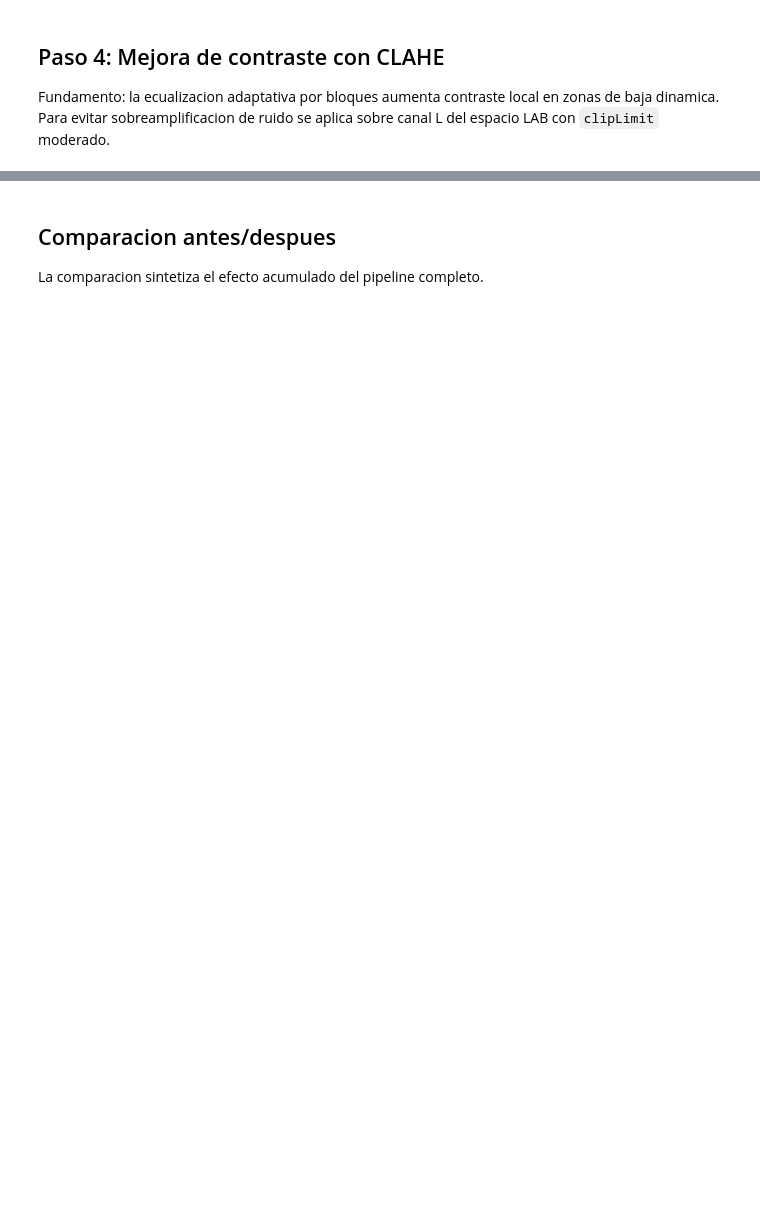
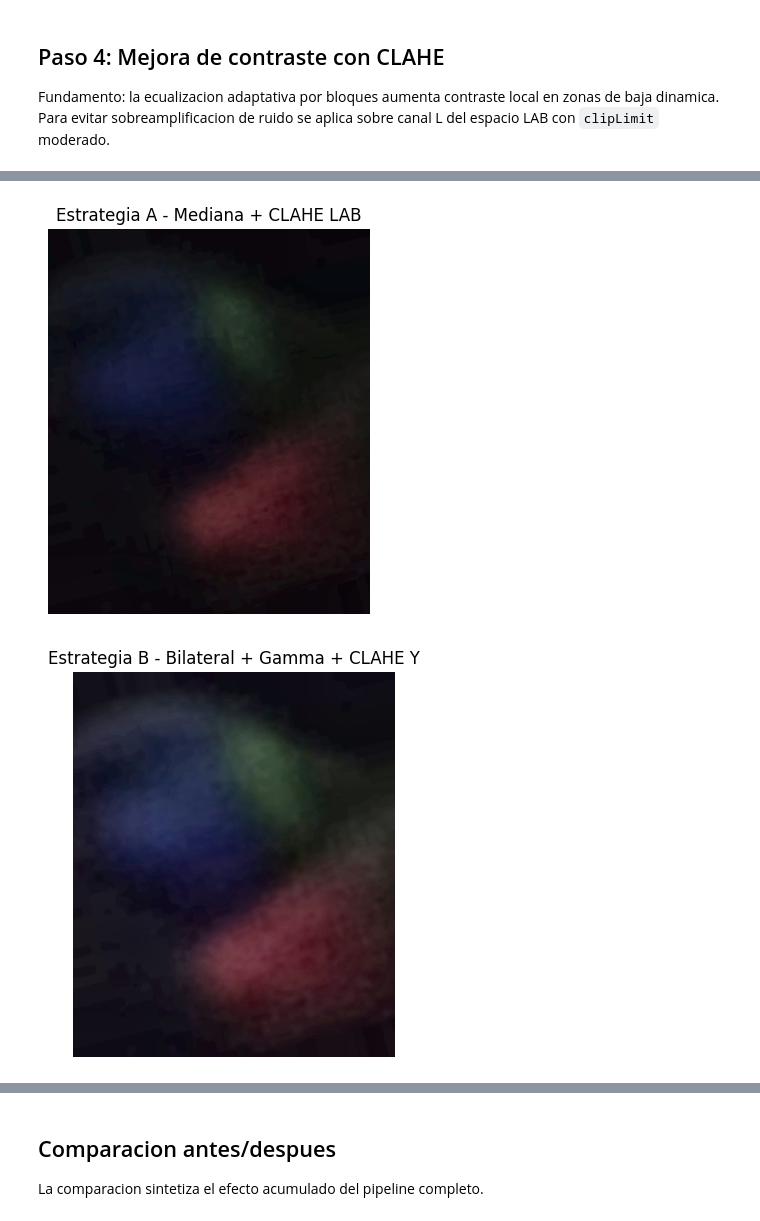
Before and after one commit to damianfortunesky/fortunesky-barrios-cristian-damian-pid-1c-2026, a Jupyter notebook: 005/003 - LAB/2026_PID_CRISTIAN_DAMIAN_FORTUNESKY_BARRIOS.ipynb, the cells around one changed output, grey strips where cells are left out. Cells and saved outputs as stored; diff of their text form; code cells hidden in the pictures; blank space fills up the shorter version.

```diff
--- a/005/003 - LAB/2026_PID_CRISTIAN_DAMIAN_FORTUNESKY_BARRIOS.ipynb
+++ b/005/003 - LAB/2026_PID_CRISTIAN_DAMIAN_FORTUNESKY_BARRIOS.ipynb
@@ -225,0 +242,26 @@ mostrar_histograma_gris(imagen_final, 'Histograma final')
+# %%
+def correccion_gamma(imagen_rgb, gamma=1.25):
+    inv = 1.0 / gamma
+    tabla = np.array([(i / 255.0) ** inv * 255 for i in range(256)], dtype=np.uint8)
+    return cv2.LUT(imagen_rgb, tabla)
+
+def clahe_ycrcb(imagen_rgb, clip_limit=2.0, tile=(8, 8)):
+    ycrcb = cv2.cvtColor(imagen_rgb, cv2.COLOR_RGB2YCrCb)
+    y, cr, cb = cv2.split(ycrcb)
+    clahe = cv2.createCLAHE(clipLimit=clip_limit, tileGridSize=tile)
+    y2 = clahe.apply(y)
+    return cv2.cvtColor(cv2.merge([y2, cr, cb]), cv2.COLOR_YCrCb2RGB)
+
+# Estrategia A (ya construida)
+imagen_estrategia_a = imagen_final.copy()
+
+# Estrategia B: bilateral -> gamma -> CLAHE en Y
+imagen_bilateral = cv2.bilateralFilter(imagen_rotada, d=7, sigmaColor=45, sigmaSpace=45)
+imagen_gamma = correccion_gamma(imagen_bilateral, gamma=1.30)
+imagen_estrategia_b = clahe_ycrcb(imagen_gamma, clip_limit=2.0, tile=(8, 8))
+
+mostrar(imagen_estrategia_a, 'Estrategia A - Mediana + CLAHE LAB')
+mostrar(imagen_estrategia_b, 'Estrategia B - Bilateral + Gamma + CLAHE Y')
+# %% [output]
+[figure, added]
+[figure, added]
```
Also changed, not shown: parts of 11 cells of this notebook.
